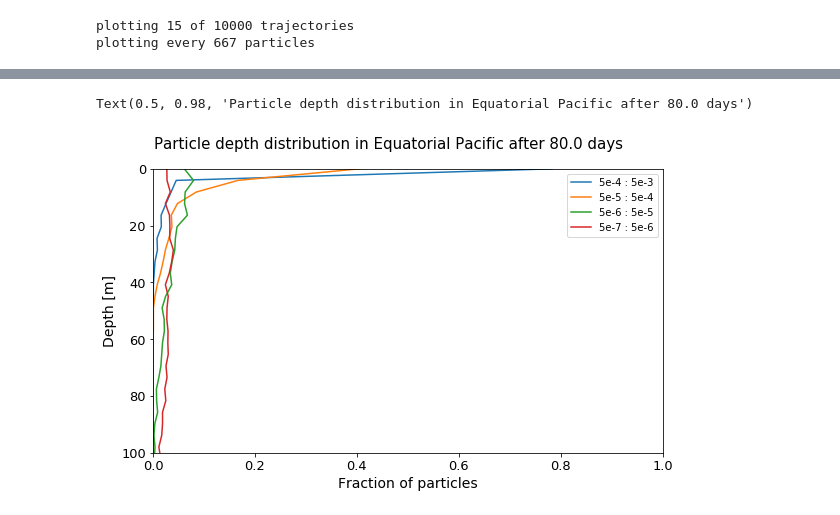
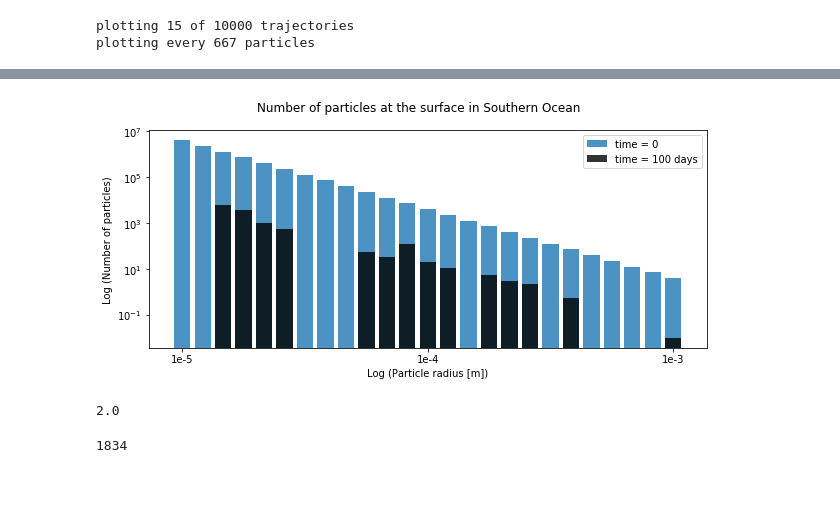
Before and after one commit to OceanParcels/biofouling_3dtransport_2, a Jupyter notebook: Analysis/Analysis_DL.ipynb, the cells around one changed output, grey strips where cells are left out. Saved outputs shown, nothing was run; the diff lists cells and outputs as text; code cells hidden in the pictures; blank space fills up the shorter version.

```diff
--- a/Analysis/Analysis_DL.ipynb
+++ b/Analysis/Analysis_DL.ipynb
@@ -229,27 +193 @@ Text(0.5, 0.98, 'Particle depth distribution in Equatorial Pacific (logarithmic)
-# %%
-fig = plt.figure(figsize=(8,5),constrained_layout=True)
-ax=plt.axes()
-tot_days = (len(depth_densities[0,:,0])-1)/2
-sizebinlegend = ['5e-4 : 5e-3', '5e-5 : 5e-4', '5e-6 : 5e-5', '5e-7 : 5e-6']
-
-for c in range(len(depth_densities)):
-    #ax.set_facecolor('k')
-    ax.plot(depth_densities[c][-1][:],depthbins[:-1])
-    #ax.set_title(mixing[0]+' mixing', fontsize=14)
-    ax.set_ylabel('Depth [m]', fontsize=14)
-    ax.set_xlabel('Fraction of particles', fontsize=14)
-    ax.tick_params(axis='both', labelsize=13)
-    #ax.tick_params(axis='x', rotation=45)
-    ax.set_ylim(0, 100)
-    ax.set_xlim(0,1.0)
-    ax.invert_yaxis()
-    ax.legend(sizebinlegend)
-    #cb.set_label('Fraction of particles - logarithmic', size=15)
-    #ax.set_title('Radius = '+"{left:.2e} - {right:.2e}".format(left=split_ds[c][0].left, right=split_ds[c][0].right))
-#ax.set_xscale('log')
-#cb.set_label('Fraction of particles - logarithmic', size=15)
-fig.suptitle(f'Particle depth distribution in {regions[region]} after {tot_days} days', fontsize=15)
-# %% [output]
-Text(0.5, 0.98, 'Particle depth distribution in Equatorial Pacific after 80.0 days')
-[figure, removed]
 # %%
@@ -291,0 +230,48 @@ for di in range(len(dslist)):
+# %%
+'''Cozar size-abundance log distribution at surface'''
+
+num_bins = 25
+at_day = 100
+mult = 24/outputdt
+obs_num = int(at_day*mult)
+time_tot = len(dslist[0]['obs'])
+fig = plt.figure(figsize=(10,4))
+ax=plt.axes()
+
+xlab = ['1e-5','1e-4','1e-3']
+xpos = np.linspace(0,num_bins-1,len(xlab))
+
+power = np.linspace(6,0,num_bins)
+
+values, bins = np.histogram(dslist[0]['r_pl'],(np.insert(np.logspace(-5,-3,num_bins)+1e-7,0,0.9e-5))) ##math.floor(np.log10(split_ds[ds][1]['r_pl'].min()).round()),math.ceil(np.log10(split_ds[ds][1]['r_pl'].max()).round()),num_bins))
+
+z_p = dslist[0]['z'].isel(obs=obs_num)
+s = np.where(z_p<=0.6)
+r_pl_all = dslist[0]['r_pl']
+r_pl_s = r_pl_all[s]
+values2, bins2 = np.histogram(r_pl_s,(np.insert(np.logspace(-5,-3,num_bins)+1e-7,0,0.9e-5)))#math.floor(np.log10(split_ds[ds][1]['r_pl'].min()).round()),math.ceil(np.log10(split_ds[ds][1]['r_pl'].max()).round()),num_bins))
+
+values = values/10**2 * 10**power
+values2 = values2/10**2 * 10**power
+
+ax1 = ax.bar(np.arange(num_bins),values,alpha = 0.8) #x[0+i*(num_bins-1):(num_bins-1)+i*(num_bins-1)],values)
+ax2 = ax.bar(np.arange(num_bins),values2,alpha = 0.8,color = 'k') #x[0+i*(num_bins-1):(num_bins-1)+i*(num_bins-1)],values2,color = 'k')
+
+ax.set_xticks(xpos)
+ax.set_xticklabels(xlab)
+ax.set_yscale('log')
+ax.set_ylabel('Log (Number of particles)')
+ax.set_xlabel('Log (Particle radius [m])')
+ax.legend((ax1,ax2),('time = 0',f'time = {at_day} days'))
+fig.suptitle('Number of particles at the surface in '+regions[region]) # at time = 0 and time = '+str((time_tot-1)/2)+' days', fontsize=20)
+plt.show()
+# %% [output]
+[figure, added]
+# %%
+mult
+# %% [output]
+2.0
+# %%
+917*2
+# %% [output]
+1834
```
Also changed, not shown: parts of 22 cells of this notebook.
